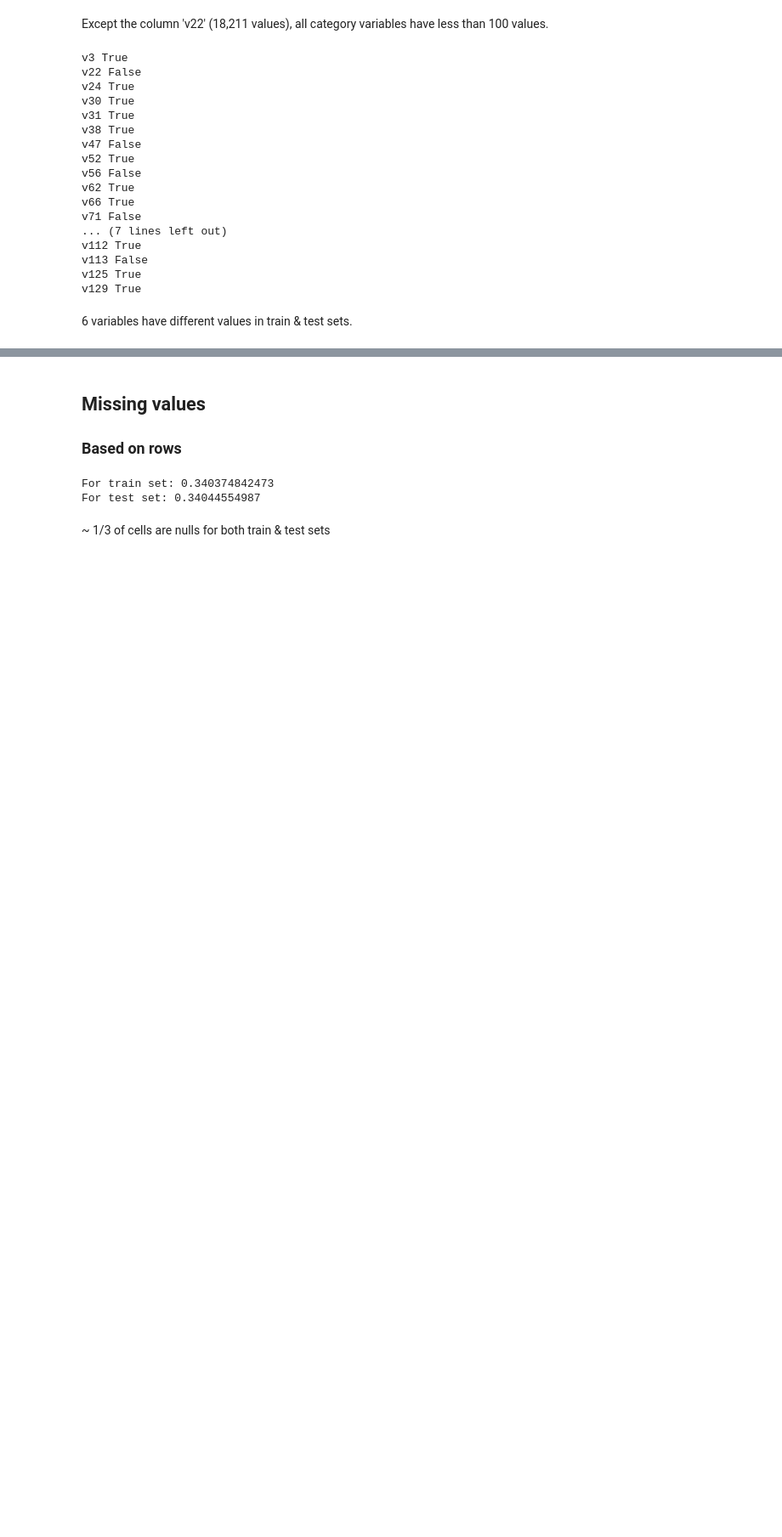
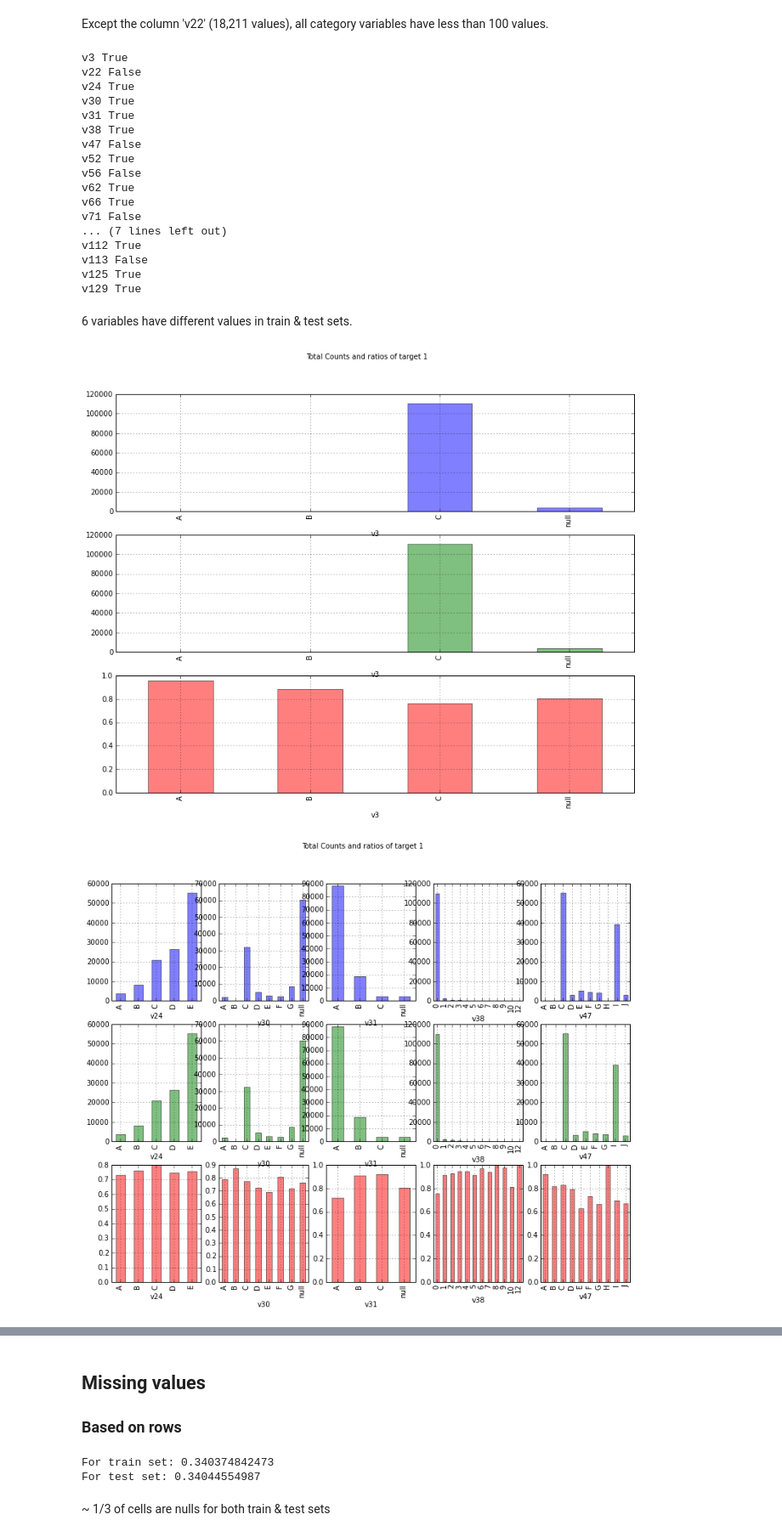
Before and after one commit to suhanree/claims-manager, a Jupyter notebook: code/ExploratoryAnalysis.ipynb, the cells around one changed output, grey strips where cells are left out. Shown at 85% size. Drawn from its saved outputs; the diff is of its cells as text; code cells hidden in the pictures; blank space fills up the shorter version.

Commit message:
Plotting category varialbles

```diff
--- a/code/ExploratoryAnalysis.ipynb
+++ b/code/ExploratoryAnalysis.ipynb
@@ -137,18 +141,35 @@ v129 True
 # %% [markdown]
 6 variables have different values in train & test sets.
 # %%
-# Function to plot distributions of category variables and how much of each value has target 1.
-# df is assumed to be with independent variables and target is a separate series.
-def plot_category_variables(df, target, variable_indices, variable_names):
+# Function to plot distributions of category variables (for train and test sets)
+#     and how much of each value has target 1 in the train set.
+# data frames are assumed to be with independent variables and target is a separate series with 0 and 1.
+# It also treats missing values as another value.
+def plot_category_variables(df_train, df_test, target, category_variable_names):
+    num_variables = len(category_variable_names)
     target_column_name = 'target'
-    df[target_column_name] = target
-    fig, axs = plt.subplots(2, len(variable_indices), figsize=(10,6))
-    for i, ind in enumerate(variable_indices):
-        avg_pos = df.groupby(variable_names[ind])[target_column_name].mean()
-        avg_pos.plot(kind='bar', ax=axs[0,i], color='r', alpha = 0.5)
-        cnt = df.groupby(variable_names[ind]).size()
-        cnt.plot(kind='bar', ax=axs[1,i])
-    plt.tight_layout()
-    plt.suptitle('%Fraud and Total Counts')
+    df_train_category = df_train[category_variable_names].copy()
+    df_train_category = df_train_category.replace(np.nan, 'null')
+    df_test_category = df_test[category_variable_names].copy()
+    df_test_category = df_test_category.replace(np.nan, 'null')
+
+    df_train_category[target_column_name] = target
+    fig, axs = plt.subplots(3, len(category_variable_names), figsize=(13,10))
+    for i, variable_name in enumerate(category_variable_names):
+        counts_train = df_train_category.groupby(variable_name).size()
+        counts_train.plot(kind='bar', ax=axs[0,i] if num_variables > 1 else axs[0], color='b', alpha=0.5)
+        counts_test = df_test_category.groupby(variable_name).size()
+        counts_test.plot(kind='bar', ax=axs[1,i] if num_variables > 1 else axs[1], color='g', alpha=0.5)
+        ratios = df_train_category.groupby(variable_name)[target_column_name].mean()
+        ratios.plot(kind='bar', ax=axs[2,i] if num_variables > 1 else axs[2], color='r', alpha =0.5)
+
+    #plt.tight_layout()
+    plt.suptitle('Total Counts and ratios of target 1')
     plt.show()
+# %%
+# Since 'v22' has too many values. We don't look at them in the plots.
+plot_category_variables(df_train, df_test, target_train, [column_names[category_variables[0]]])
+# %% [output]
+[figure, added]
+[figure, added]
 # %%
```
Also changed, not shown: parts of 10 cells of this notebook.
